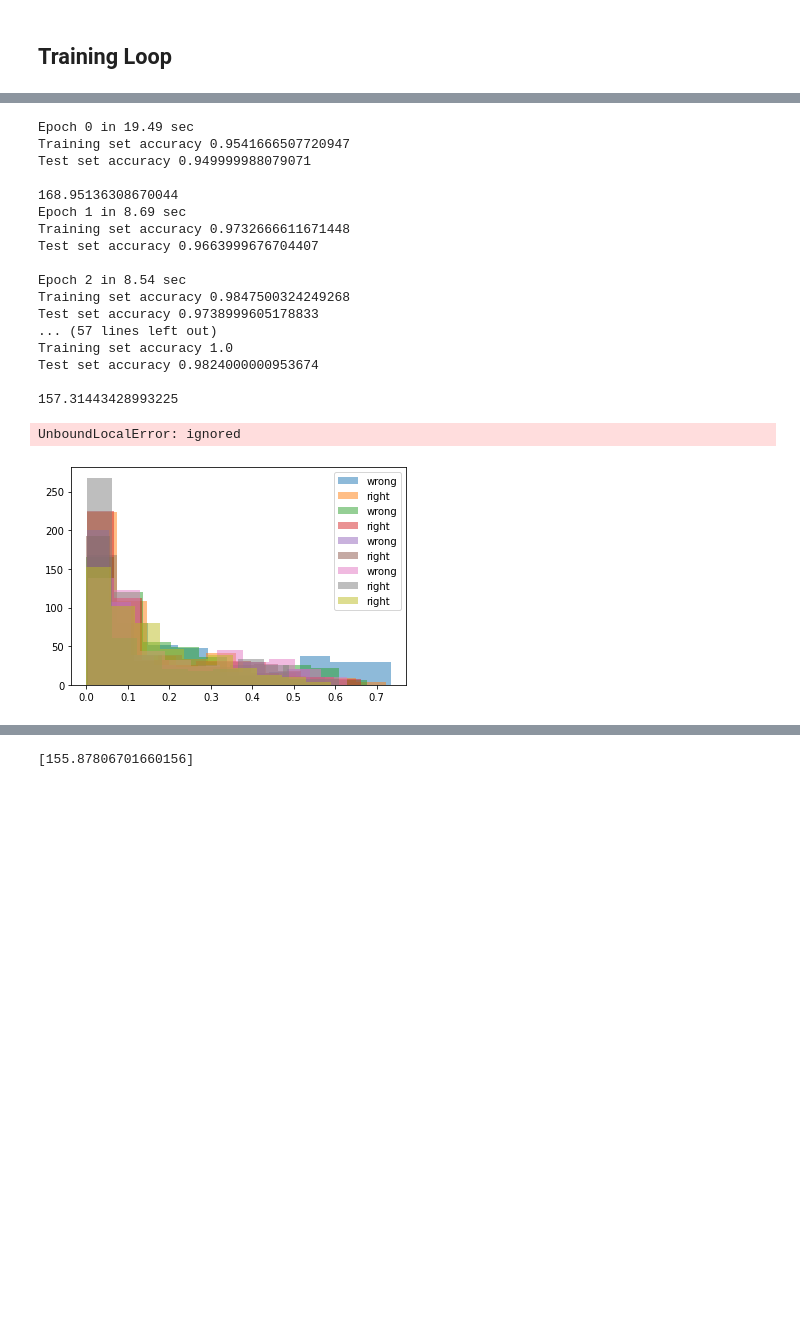
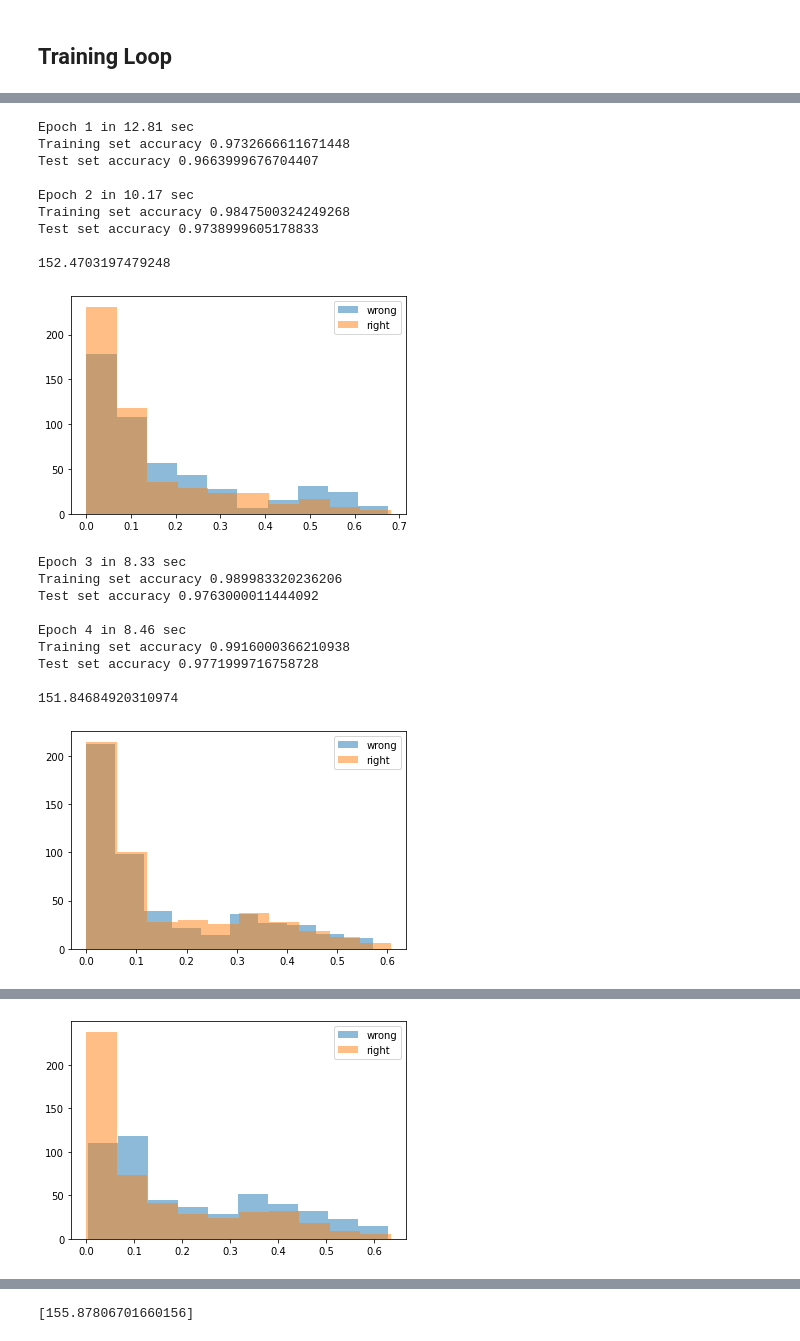
Before and after one commit to katelee168/opt, a Jupyter notebook: Jax_MNIST.ipynb, the cells around one changed output, grey strips where cells are left out. Cells and saved outputs as stored; diff of their text form; code cells hidden in the pictures; blank space fills up the shorter version.

Commit message:
looking at difficult examples and writing out the data

```diff
--- a/Jax_MNIST.ipynb
+++ b/Jax_MNIST.ipynb
@@ -375,44 +375,62 @@ params = init_network_params(layer_sizes, random.PRNGKey(0))
 log = []
 log_energies = []
 log_eigvec1 = {}
+log_params = {}
+SAVE=False
 # %%
-for epoch in range(num_epochs):
-  start_time = time.time()
-  for i, (x, y) in enumerate(training_generator):
-    y = one_hot(y, n_targets)
-    params = update(params, x, y)
+if SAVE:
+  for epoch in range(num_epochs):
+    start_time = time.time()
+    for i, (x, y) in enumerate(training_generator):
+      y = one_hot(y, n_targets)
+      params = update(params, x, y)
 
-  epoch_time = time.time() - start_time
+    epoch_time = time.time() - start_time
 
-  train_acc, train_correct_or_not = accuracy_and_predictions(params, train_images, train_labels)
-  test_acc = accuracy(params, test_images, test_labels)
-  print("Epoch {} in {:0.2f} sec".format(epoch, epoch_time))
-  print("Training set accuracy {}".format(train_acc))
-  print("Test set accuracy {}".format(test_acc))
-  if LOG_DATA:
-    print('Eig1: ', eig1)
-  print('')
+    log_params[epoch]=params
+    train_acc, train_correct_or_not = accuracy_and_predictions(params, train_images, train_labels)
+    test_acc = accuracy(params, test_images, test_labels)
+    print("Epoch {} in {:0.2f} sec".format(epoch, epoch_time))
+    print("Training set accuracy {}".format(train_acc))
+    print("Test set accuracy {}".format(test_acc))
+    if LOG_DATA:
+      print('Eig1: ', eig1)
+    print('')
 
-  if epoch in [0, 2, 4, 8, 16]:
-    energies, eigvec1 = plot_energy(params, train_images, train_labels)
-    log_energies.append(energies)
+    if epoch in [0, 2, 4, 8, 16]:
+      energies, eigvec1 = plot_energy(params, train_images, train_labels)
+      log_energies.append(energies)
+      log_eigvec1[epoch] = eigvec1
+      plt.show()
+
+
+  with open('/content/gdrive/My Drive/opt-log_eigvec1', 'wb') as f:
+    np.save(f, log_eigvec1)
+  with open('/content/gdrive/My Drive/opt-log_params', 'wb') as f:
+    np.save(f, log_params)
+else:
+  with open('/content/gdrive/My Drive/opt-log_eigvec1', 'rb') as f:
+    log_eigvec1 = np.load(f, allow_pickle=True).item()
+  with open('/content/gdrive/My Drive/opt-log_params', 'rb') as f:
+    log_params = np.load(f, allow_pickle=True).item()
 # %% [output]
-Epoch 0 in 19.49 sec
-Training set accuracy 0.9541666507720947
-Test set accuracy 0.949999988079071
-
-168.95136308670044
-Epoch 1 in 8.69 sec
+Epoch 1 in 12.81 sec
 Training set accuracy 0.9732666611671448
 Test set accuracy 0.9663999676704407
 
-Epoch 2 in 8.54 sec
+Epoch 2 in 10.17 sec
 Training set accuracy 0.9847500324249268
 Test set accuracy 0.9738999605178833
-... (57 lines left out)
-Training set accuracy 1.0
-Test set accuracy 0.9824000000953674
 
-157.31443428993225
+152.4703197479248
+[figure, new version]
-UnboundLocalError: ignored
+Epoch 3 in 8.33 sec
+Training set accuracy 0.989983320236206
+Test set accuracy 0.9763000011444092
+
+Epoch 4 in 8.46 sec
+Training set accuracy 0.9916000366210938
+Test set accuracy 0.9771999716758728
+
+151.84684920310974
-[figure, old version]
+[figure, added]
@@ -418,0 +454 @@ UnboundLocalError: ignored
+[figure, added]
```
Also changed, not shown: parts of 19 cells of this notebook.
